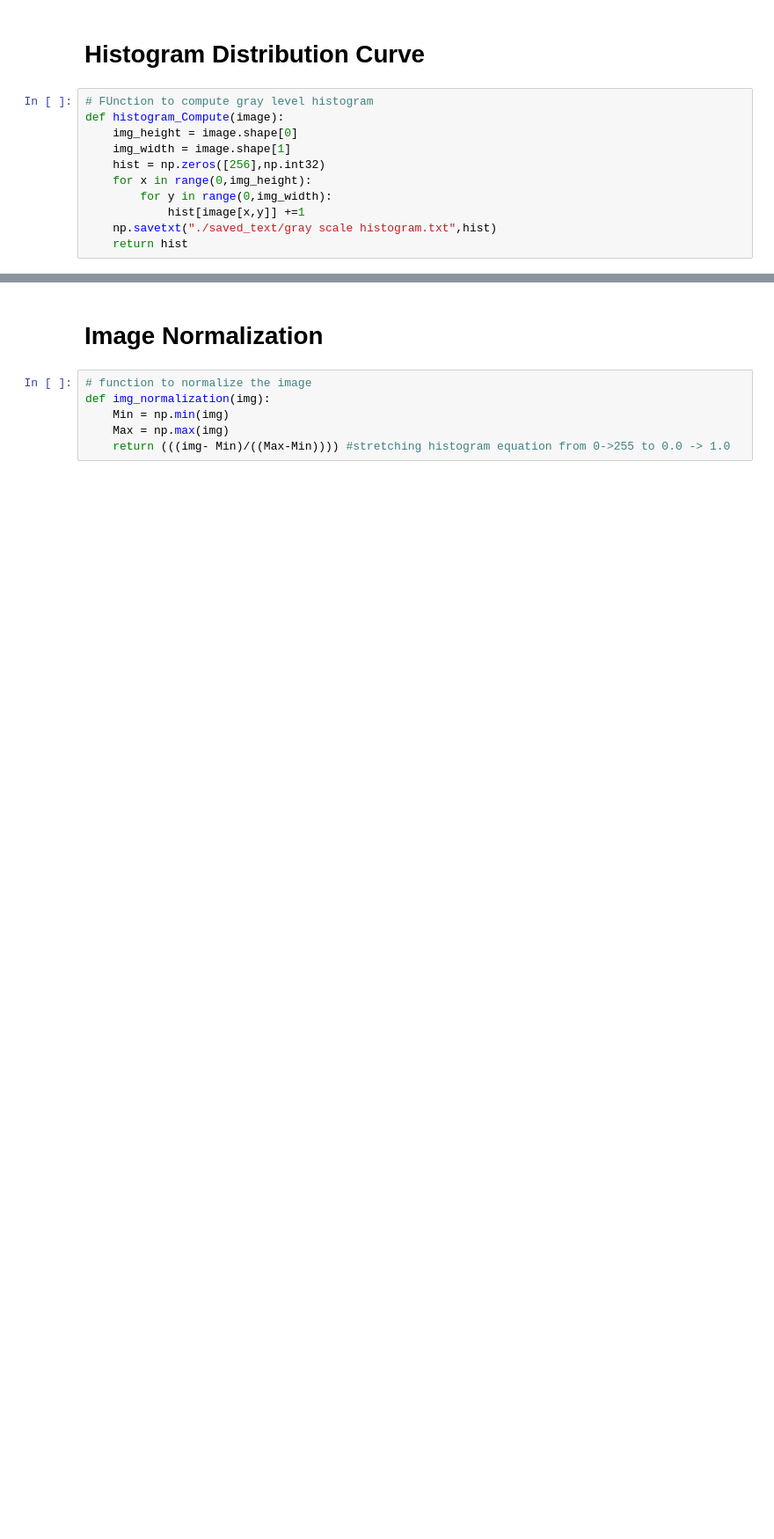
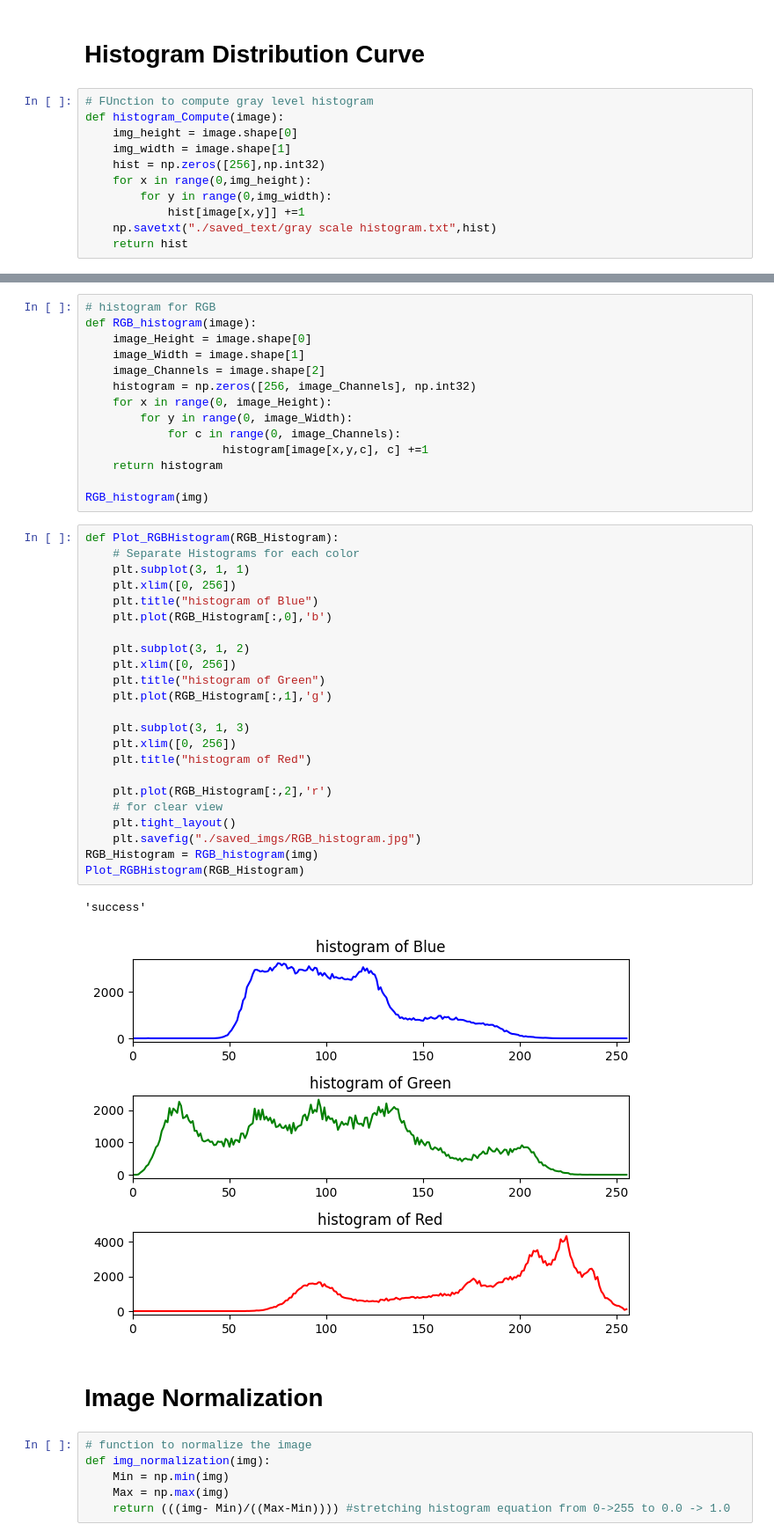
Before and after one commit to ahmedhassan187/CV_Task1, a Jupyter notebook: histogram&Normalization.ipynb, the cells around one changed output, grey strips where cells are left out. Shown at 88% size. Drawn from its saved outputs; the diff is of its cells as text; blank space fills up the shorter version.

```diff
--- a/histogram&Normalization.ipynb
+++ b/histogram&Normalization.ipynb
@@ -37,3 +38,43 @@ histogram_Plot(Gray_Scaled_histogram)
+# %%
+# histogram for RGB
+def RGB_histogram(image):
+    image_Height = image.shape[0]
+    image_Width = image.shape[1]
+    image_Channels = image.shape[2]
+    histogram = np.zeros([256, image_Channels], np.int32)
+    for x in range(0, image_Height):
+	    for y in range(0, image_Width):
+		    for c in range(0, image_Channels):
+				    histogram[image[x,y,c], c] +=1
+    return histogram
+
+RGB_histogram(img)
+# %%
+def Plot_RGBHistogram(RGB_Histogram):
+    # Separate Histograms for each color
+    plt.subplot(3, 1, 1)
+    plt.xlim([0, 256])
+    plt.title("histogram of Blue")
+    plt.plot(RGB_Histogram[:,0],'b')
+
+    plt.subplot(3, 1, 2)
+    plt.xlim([0, 256])
+    plt.title("histogram of Green")
+    plt.plot(RGB_Histogram[:,1],'g')
+
+    plt.subplot(3, 1, 3)
+    plt.xlim([0, 256])
+    plt.title("histogram of Red")
+
+    plt.plot(RGB_Histogram[:,2],'r')
+    # for clear view
+    plt.tight_layout()
+    plt.savefig("./saved_imgs/RGB_histogram.jpg")
+RGB_Histogram = RGB_histogram(img)
+Plot_RGBHistogram(RGB_Histogram)
+# %% [output]
+'success'
+[figure, added]
 # %% [markdown]
 # Image Normalization
 # %%
```
Also changed, not shown: parts of 5 cells of this notebook, 5 other files.
